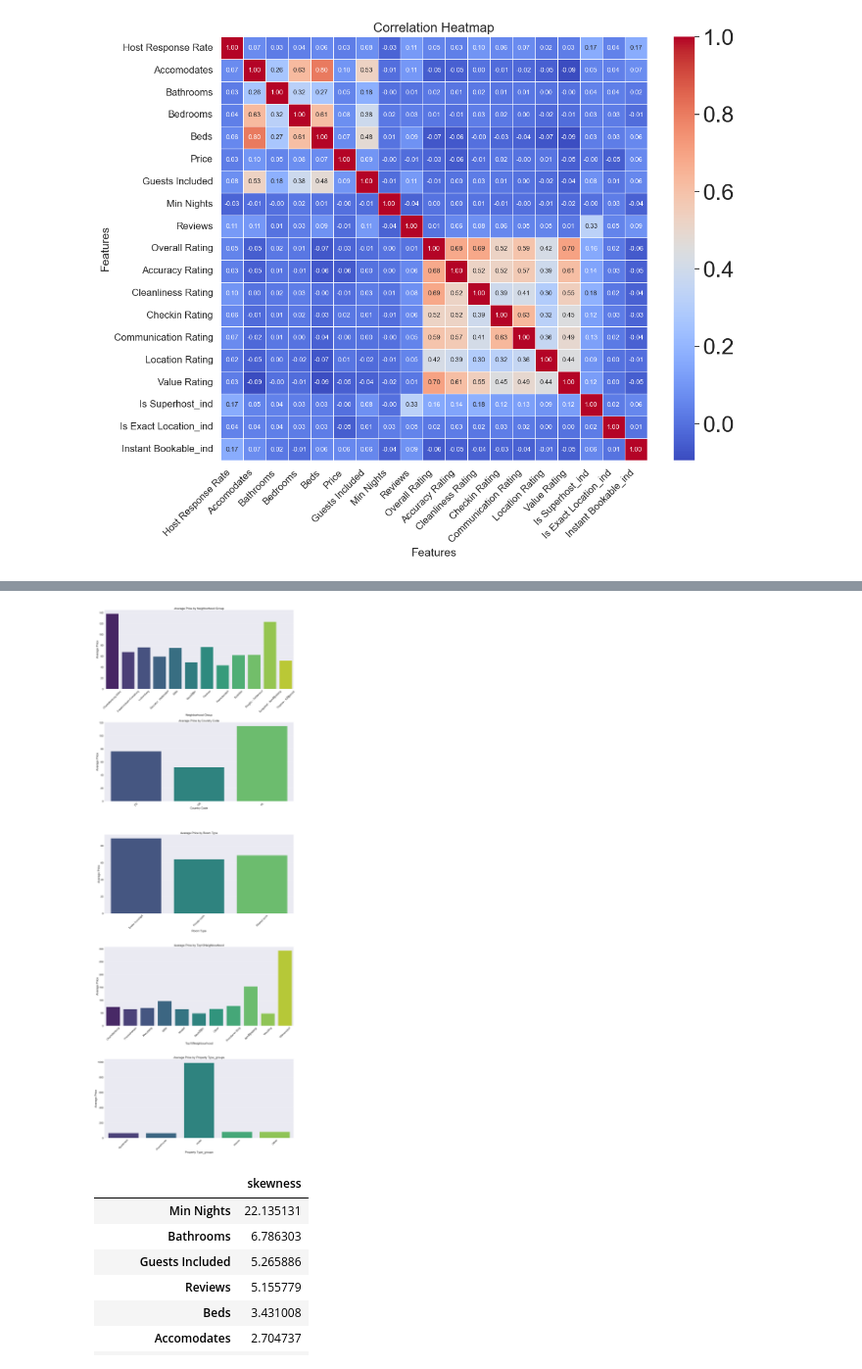
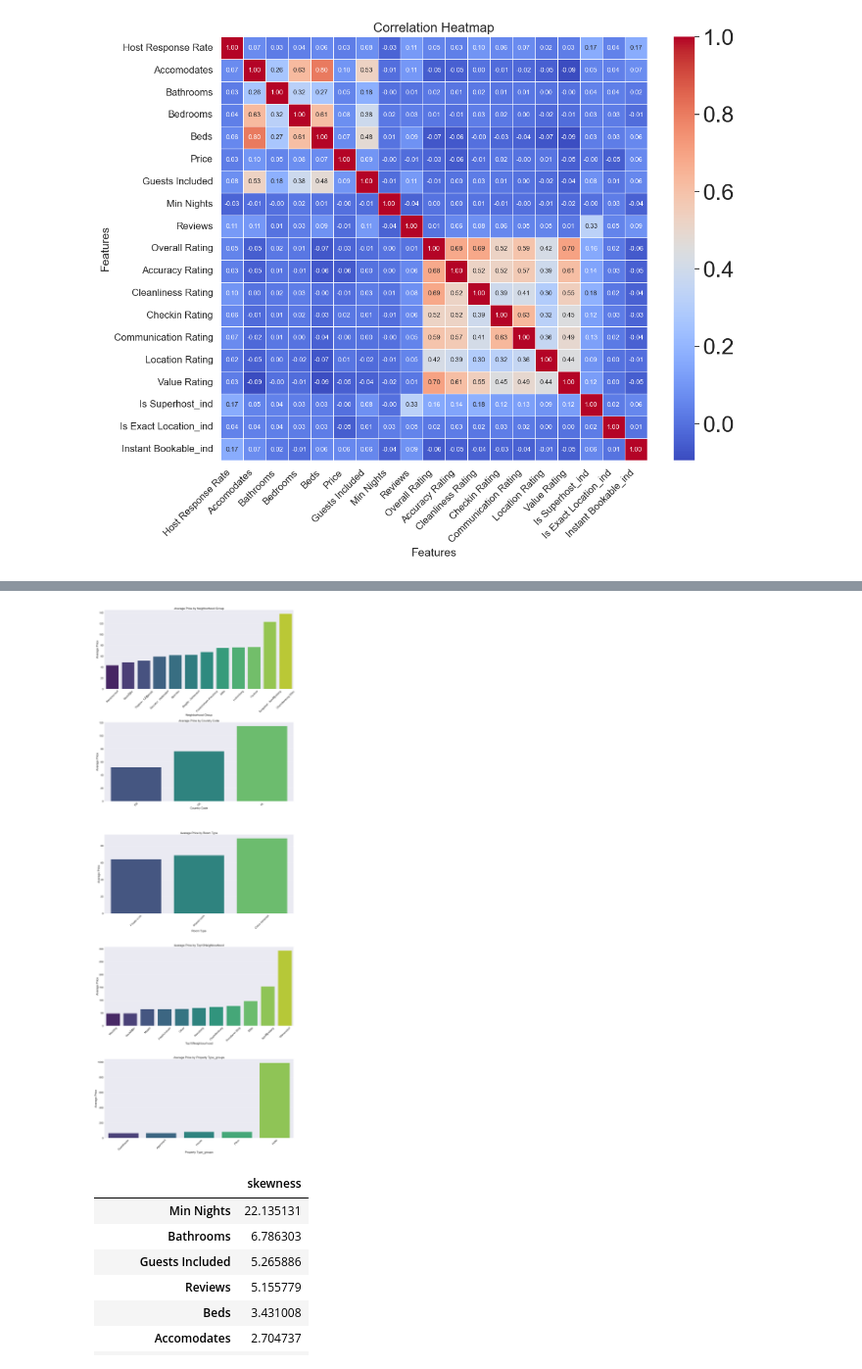
Before and after one commit to gilhagbi/Berlin-Airbnb-Ratings--Predict-listing-prices-, a Jupyter notebook: EDA_Part_1.ipynb, the cells around one changed output, grey strips where cells are left out. Shown at 98% size. Saved outputs shown, nothing was run; the diff lists cells and outputs as text; code cells hidden in the pictures.

Commit message:
creating Data Cleansing,Outliers

```diff
--- a/EDA_Part_1.ipynb
+++ b/EDA_Part_1.ipynb
@@ -359,14 +378,25 @@ numerical_columns= [
 #numerical_columns = numerical_columns.drop('Price')  # Exclude target column if present
 
 # Set up the matplotlib figure
-fig, axes = plt.subplots(nrows=len(numerical_columns), ncols=1, figsize=(10, len(numerical_columns) * 5))
+n_cols = 3  # Number of columns in the grid
+n_rows = (len(numerical_columns) + n_cols - 1) // n_cols  # Calculate number of rows needed
+
+fig, axes = plt.subplots(nrows=n_rows, ncols=n_cols, figsize=(15, n_rows * 5))
+
+# Flatten axes for easy iteration
+axes = axes.flatten()
 
 # Iterate over numerical columns and create scatter plots
 for i, col in enumerate(numerical_columns):
     sns.scatterplot(x=df_eda[col], y=df_eda['Price'], ax=axes[i])
-    axes[i].set_title(f'Scatter Plot of {col} vs Price')
-    axes[i].set_xlabel(col)
-    axes[i].set_ylabel('Price')
+    axes[i].set_title(f'Average Price by {col}', fontsize=10)  # Smaller title
+    axes[i].set_xlabel(col, fontsize=8)  # Smaller x-axis label
+    axes[i].set_ylabel('Price', fontsize=8)  # Smaller y-axis label
+    axes[i].tick_params(axis='both', which='major', labelsize=8)  # Smaller axis numbers
+
+# Remove any empty subplots
+for j in range(i + 1, len(axes)):
+    fig.delaxes(axes[j])
 
 # Adjust layout
 plt.tight_layout()
@@ -376,29 +406,29 @@ plt.show()
 # %%
 import matplotlib.pyplot as plt
 import seaborn as sns
 
-# Assuming df is your DataFrame and 'Price' is your target column
-categorical_columns =  ['Neighborhood Group',  'Country Code','Room Type','Top10Neighbourhood', 'Property Type_groups']
+# Assuming df_eda is your DataFrame and 'Price' is your target column
+categorical_columns =  ['Neighborhood Group', 'Country Code', 'Room Type', 'Top10Neighbourhood', 'Property Type_groups']
 
 # Set up the matplotlib figure
-fig, axes = plt.subplots(nrows=len(categorical_columns), ncols=1, figsize=(30,80))
+fig, axes = plt.subplots(nrows=len(categorical_columns), ncols=1, figsize=(30, 80))
 
 for i, col in enumerate(categorical_columns):
-    # Calculate average price for each category
-    avg_price = df_eda.groupby(col)['Price'].mean().reset_index()
+    # Calculate average price for each category and sort by ascending order of average price
+    avg_price = df_eda.groupby(col)['Price'].mean().reset_index().sort_values(by='Price', ascending=True)
 
     # Create bar plot
     sns.barplot(x=col, y='Price', data=avg_price, ax=axes[i], palette='viridis')
     axes[i].set_title(f'Average Price by {col}')
     axes[i].set_xlabel(col)
     axes[i].set_ylabel('Average Price')
     axes[i].tick_params(axis='x', rotation=45)  # Rotate x-axis labels if necessary
 
 # Adjust layout
 plt.tight_layout()
 plt.show()
 # %% [output]
-[figure, old version]
+[figure, new version]
 # %%
 def highlight(cell_value):
     highlight = 'background-color: mediumspringgreen;'
```
Also changed, not shown: parts of 6 cells of this notebook, 2 other files.
